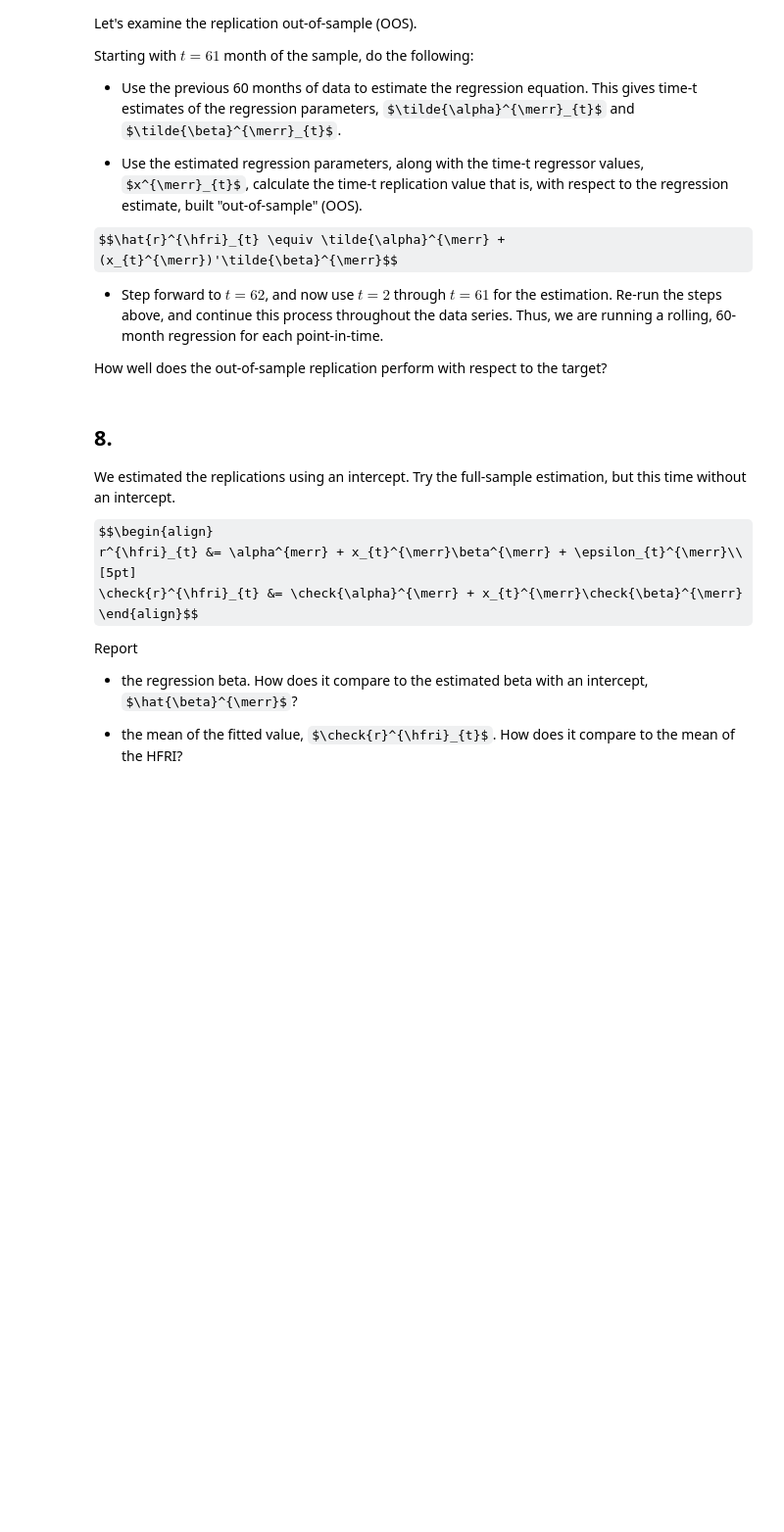
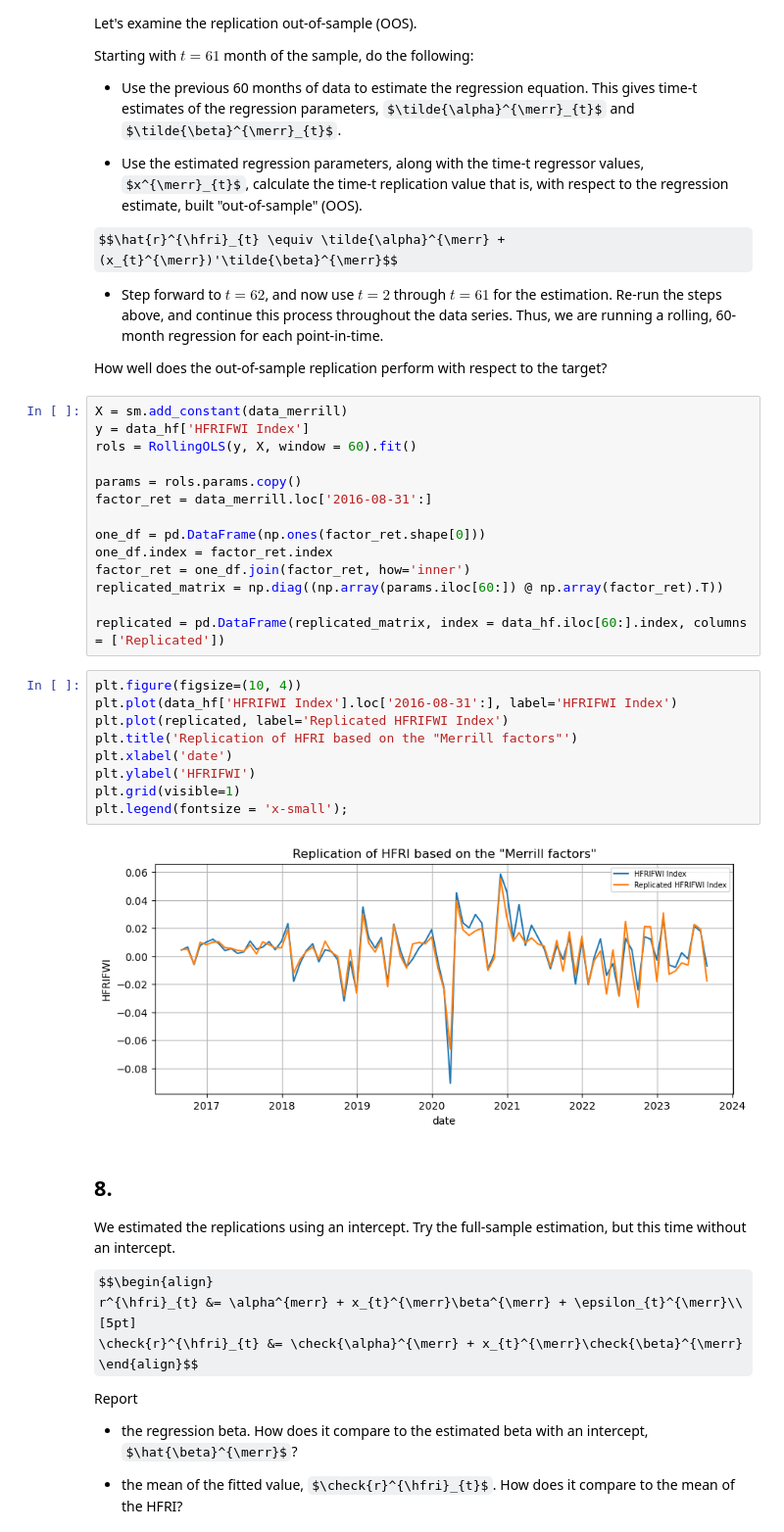
Before and after one commit to sstikhonov/Uchicago_PortfolioRiskManagement, a Jupyter notebook: homework/Homework 2.ipynb, the cells around one changed output. Shown: that part at 98% size. Drawn from its saved outputs; the diff is of its cells as text; some formulas as TeX source; blank space fills up the shorter version.

```diff
--- a/homework/Homework 2.ipynb
+++ b/homework/Homework 2.ipynb
@@ -246,6 +294,31 @@ $$\hat{r}^{\hfri}_{t} \equiv \tilde{\alpha}^{\merr} + (x_{t}^{\merr})'\tilde{\be
 * Step forward to $t = 62$, and now use $t = 2$ through $t = 61$ for the estimation. Re-run the steps above, and continue this process throughout the data series. Thus, we are running a rolling, 60-month regression for each point-in-time.
 
 How well does the out-of-sample replication perform with respect to the target?
+# %%
+X = sm.add_constant(data_merrill)
+y = data_hf['HFRIFWI Index']
+rols = RollingOLS(y, X, window = 60).fit()
+
+params = rols.params.copy()
+factor_ret = data_merrill.loc['2016-08-31':]
+
+one_df = pd.DataFrame(np.ones(factor_ret.shape[0]))
+one_df.index = factor_ret.index
+factor_ret = one_df.join(factor_ret, how='inner')
+replicated_matrix = np.diag((np.array(params.iloc[60:]) @ np.array(factor_ret).T))
+
+replicated = pd.DataFrame(replicated_matrix, index = data_hf.iloc[60:].index, columns = ['Replicated'])
+# %%
+plt.figure(figsize=(10, 4))
+plt.plot(data_hf['HFRIFWI Index'].loc['2016-08-31':], label='HFRIFWI Index')
+plt.plot(replicated, label='Replicated HFRIFWI Index')
+plt.title('Replication of HFRI based on the "Merrill factors"')
+plt.xlabel('date')
+plt.ylabel('HFRIFWI')
+plt.grid(visible=1)
+plt.legend(fontsize = 'x-small');
+# %% [output]
+[figure, added]
 # %% [markdown]
 ## 8.
 
```
Also changed, not shown: parts of 23 cells of this notebook.
